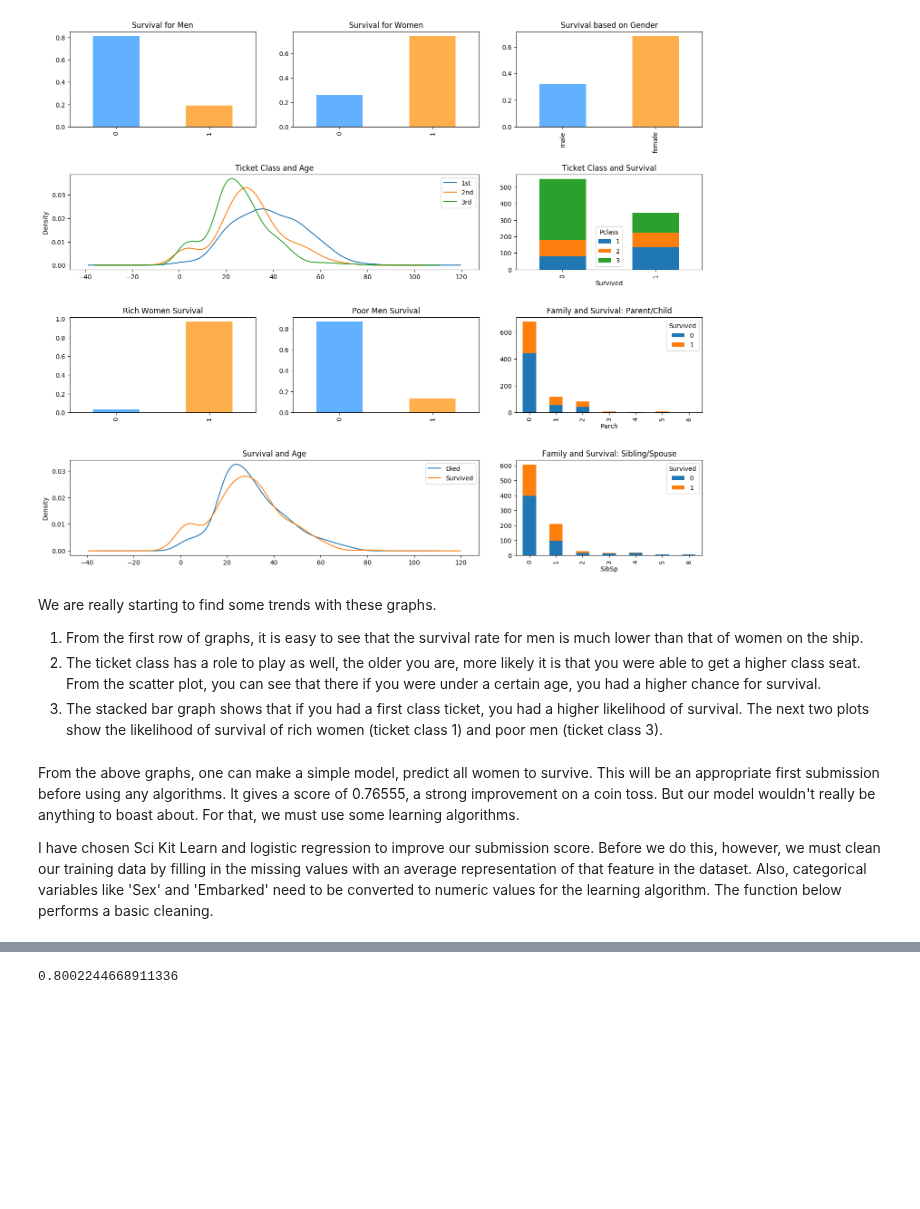
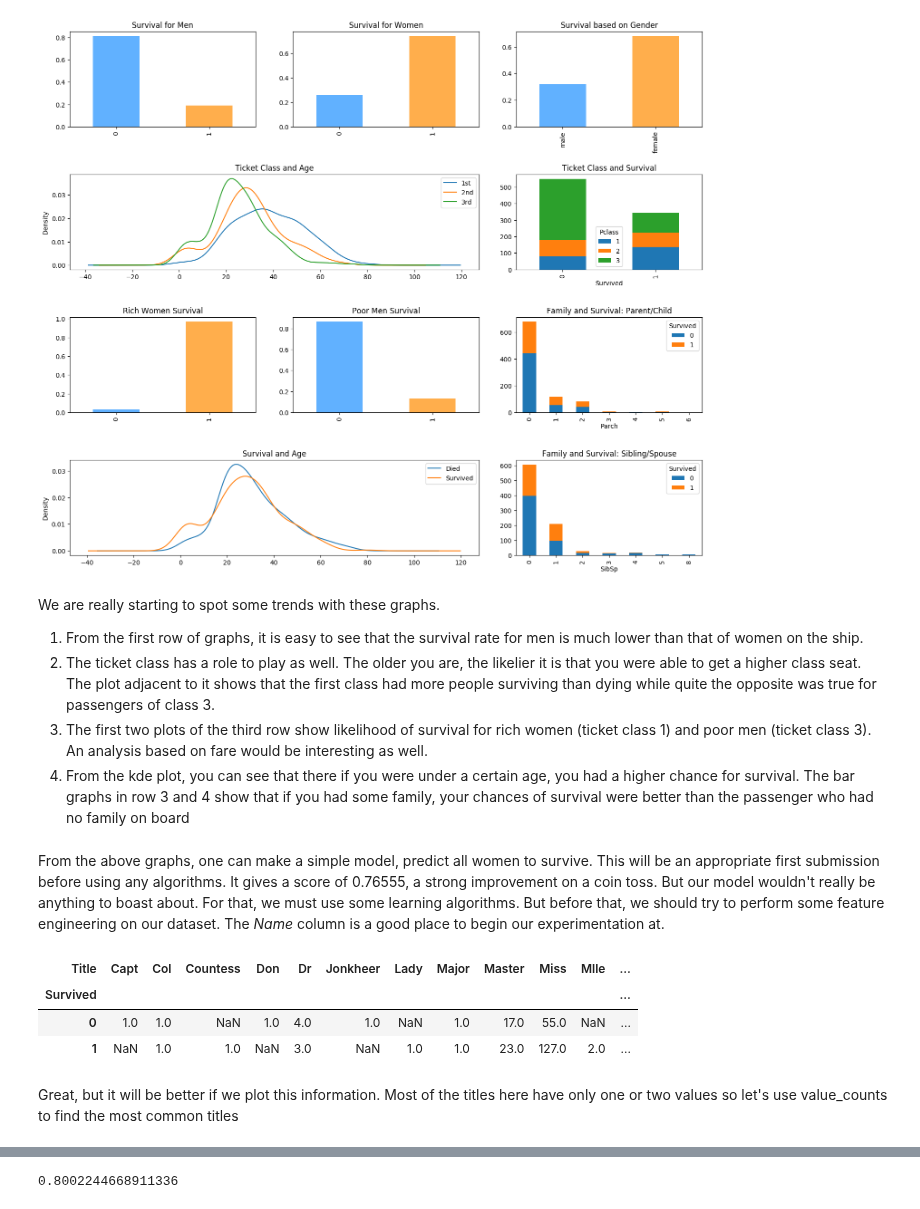
Before and after one commit to sarthakbatragatech/100-Days-of-ML, a Jupyter notebook: Logistic-Regression/Titanic-EDA-and-LogisticRegression.ipynb, the cells around one changed output, grey strips where cells are left out. Drawn from its saved outputs; the diff is of its cells as text; code cells hidden in the pictures; blank space fills up the shorter version.

```diff
--- a/Logistic-Regression/Titanic-EDA-and-LogisticRegression.ipynb
+++ b/Logistic-Regression/Titanic-EDA-and-LogisticRegression.ipynb
@@ -212,12 +212,11 @@ plt.show()
 # %% [output]
 [figure]
 # %% [markdown]
-We are really starting to find some trends with these graphs.
+We are really starting to spot some trends with these graphs.
 
 1. From the first row of graphs, it is easy to see that the survival rate for men is much lower than that of women on the ship.
-2. The ticket class has a role to play as well, the older you are, more likely it is that you were able to get a higher class seat. From the scatter plot, you can see that there if you were under a certain age, you had a higher chance for survival.
-3. The stacked bar graph shows that if you had a first class ticket, you had a higher likelihood of survival. The next two plots show the likelihood of survival of rich women (ticket class 1) and poor men (ticket class 3).
+2. The ticket class has a role to play as well. The older you are, the likelier it is that you were able to get a higher class seat. The plot adjacent to it shows that the first class had more people surviving than dying while quite the opposite was true for passengers of class 3.
+3. The first two plots of the third row show likelihood of survival for rich women (ticket class 1) and poor men (ticket class 3). An analysis based on fare would be interesting as well.
+4. From the kde plot, you can see that there if you were under a certain age, you had a higher chance for survival. The bar graphs in row 3 and 4 show that if you had some family, your chances of survival were better than the passenger who had no family on board
 # %% [markdown]
-From the above graphs, one can make a simple model, predict all women to survive. This will be an appropriate first submission before using any algorithms. It gives a score of 0.76555, a strong improvement on a coin toss. But our model wouldn't really be anything to boast about. For that, we must use some learning algorithms.
-
-I have chosen Sci Kit Learn and logistic regression to improve our submission score. Before we do this, however, we must clean our training data by filling in the missing values with an average representation of that feature in the dataset. Also, categorical variables like 'Sex' and 'Embarked' need to be converted to numeric values for the learning algorithm. The function below performs a basic cleaning.
+From the above graphs, one can make a simple model, predict all women to survive. This will be an appropriate first submission before using any algorithms. It gives a score of 0.76555, a strong improvement on a coin toss. But our model wouldn't really be anything to boast about. For that, we must use some learning algorithms. But before that, we should try to perform some feature engineering on our dataset. The *Name* column is a good place to begin our experimentation at.
@@ -223,0 +231,10 @@ I have chosen Sci Kit Learn and logistic regression to improve our submission sc
+# %%
+# Have a look at the raw numbers
+titles_df.groupby(['Title', 'Survived']).size().unstack().T
+# %% [output]
+| Title | Capt | Col | Countess | Don | Dr | Jonkheer | Lady | Major | Master | Miss | Mlle | ... |
+| Survived |  |  |  |  |  |  |  |  |  |  |  | ... |
+| 0 | 1.0 | 1.0 | NaN | 1.0 | 4.0 | 1.0 | NaN | 1.0 | 17.0 | 55.0 | NaN | ... |
+| 1 | NaN | 1.0 | 1.0 | NaN | 3.0 | NaN | 1.0 | 1.0 | 23.0 | 127.0 | 2.0 | ... |
+# %% [markdown]
+Great, but it will be better if we plot this information. Most of the titles here have only one or two values so let's use value_counts to find the most common titles
```
Also changed, not shown: parts of 5 cells of this notebook.
